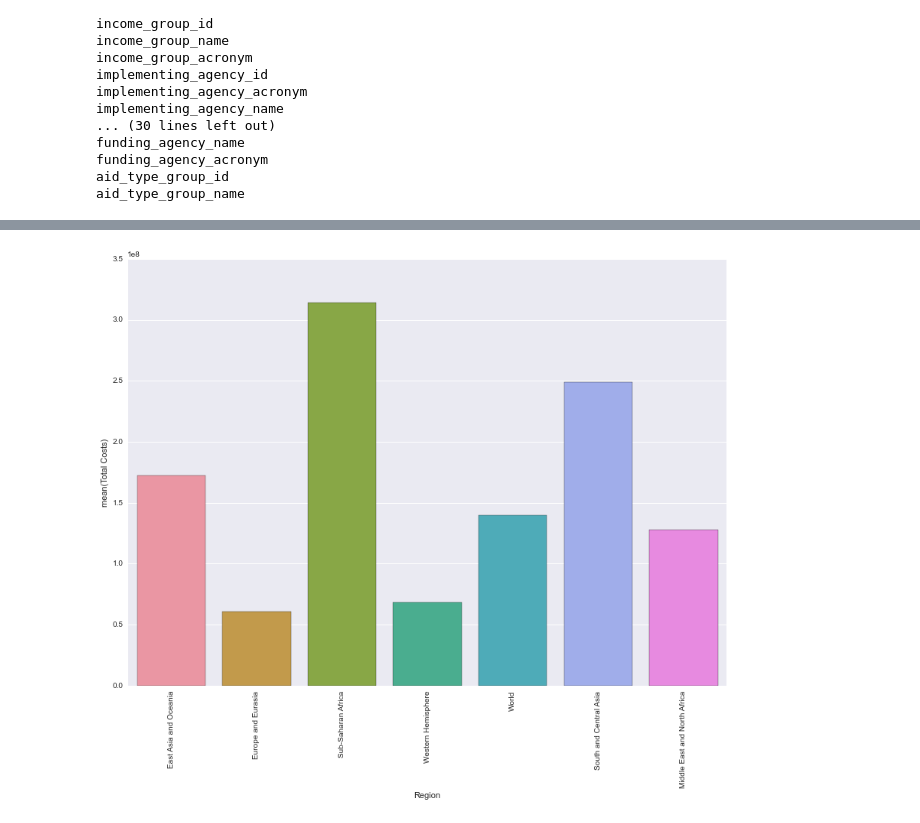
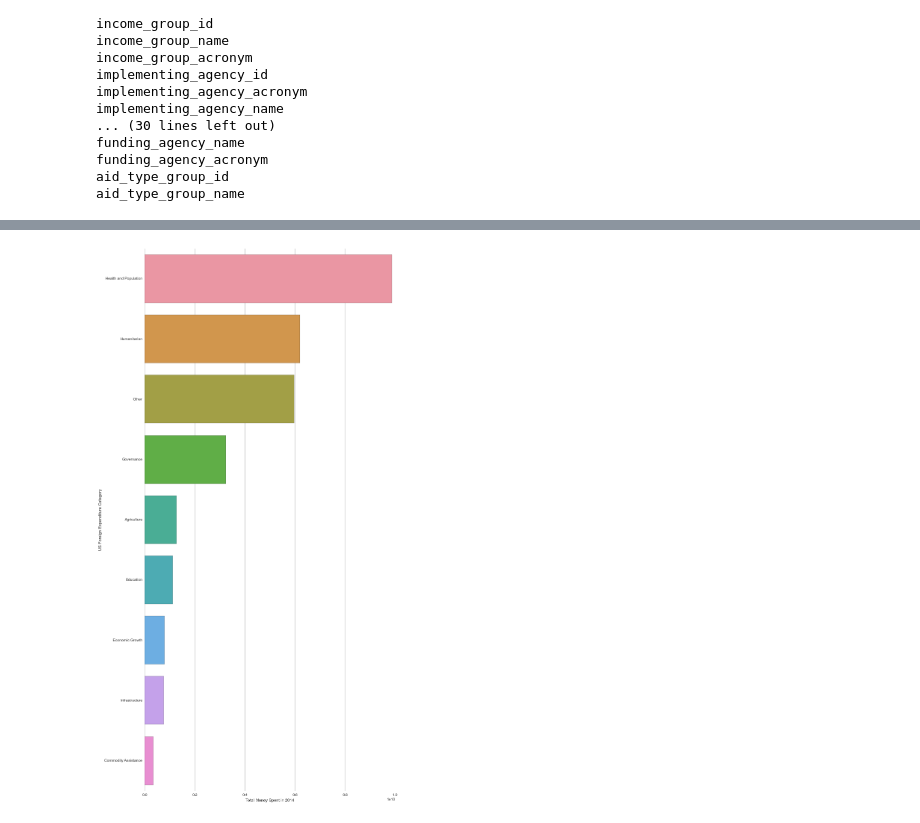
Before and after one commit to ds-proto/ds-proto.github.io, a Jupyter notebook: US_aid.ipynb, the cells around one changed output, grey strips where cells are left out. Saved outputs shown, nothing was run; the diff lists cells and outputs as text; code cells hidden in the pictures.

```diff
--- a/US_aid.ipynb
+++ b/US_aid.ipynb
@@ -6,10 +6,13 @@ import scipy as sp
 import seaborn as sns
 %matplotlib inline
 sns.set_context("notebook")
+sns.set(style="whitegrid")
 
 # 2014 expenditure the US spent on foreign aid.
 # Found here: https://explorer.usaid.gov/query
 aid = pd.read_csv("data/us_aid.csv")
+aid = aid[aid.constant_amount > 0]
+aid = aid[aid.current_amount > 0]
 
 for attribute in aid:
     print attribute
@@ -58,7 +57,7 @@ def costs_of(category, region_label, cost_label):
 def dict_to_df(dictionary, cols):
     return pd.DataFrame(dictionary.items(), columns=cols)
 
-education_costs = costs_of('Education', 'region_name', 'current_amount')
-education_df = dict_to_df(education_costs, ['Region', 'Total Costs'])
-education_df
+totals = total_costs(aid, 'dac_category_name', 'constant_amount')
+totals_df = dict_to_df(totals, ['Category', 'Cost'])
+totals_df
 # %% [output]
@@ -73,9 +113,11 @@ education_df
 # %%
-def plot_costs(costs, xlabel, ylabel):
-    plt.figure(figsize=(14, 10))
-    cost_plot = sns.barplot(data=costs, x=xlabel, y=ylabel)
-    cost_plot.set_xticklabels(costs[xlabel], rotation=90)
+def plot_costs(costs, x, y, xlabel, ylabel):
+    plt.figure(figsize=(12, 26))
+    cost_plot = sns.barplot(data=costs.sort(x, ascending=False), x=x, y=y)
+    cost_plot.set(xlabel=xlabel, ylabel=ylabel)
+    sns.despine(left=True, bottom=True)
 
-plot_costs(education_df, 'Region', 'Total Costs')
+
+plot_costs(totals_df, 'Cost', 'Category', 'Total Money Spent in 2014', 'US Foreign Expenditure Category')
 # %% [output]
-[figure, old version]
+[figure, new version]
```
Also changed, not shown: parts of 20 cells of this notebook, 2 other files.
